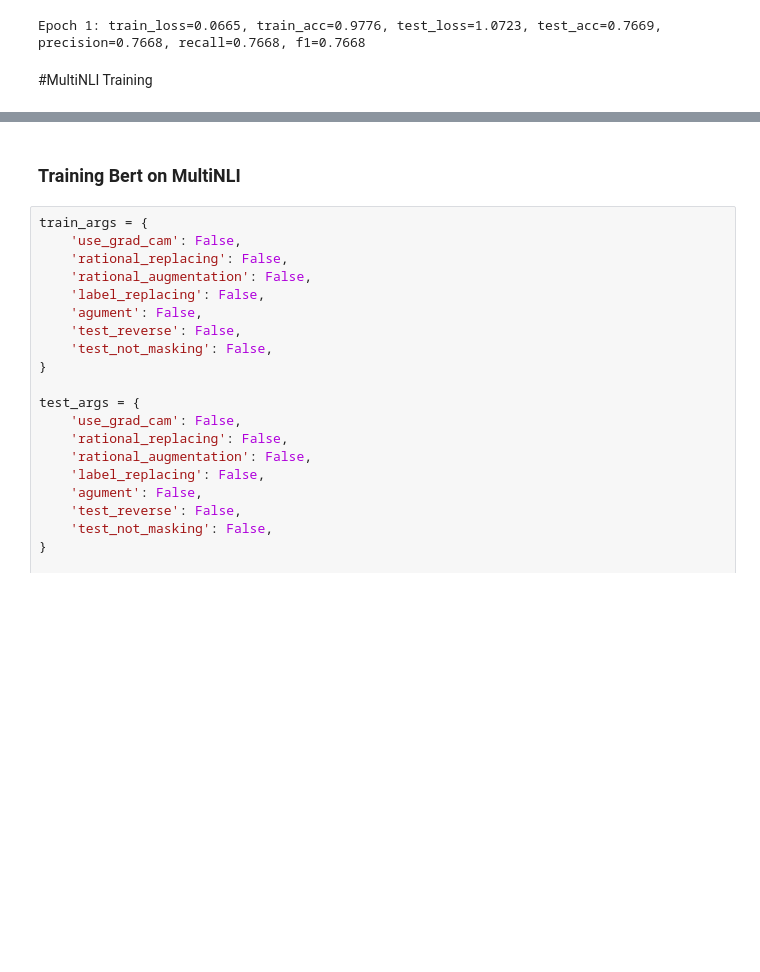
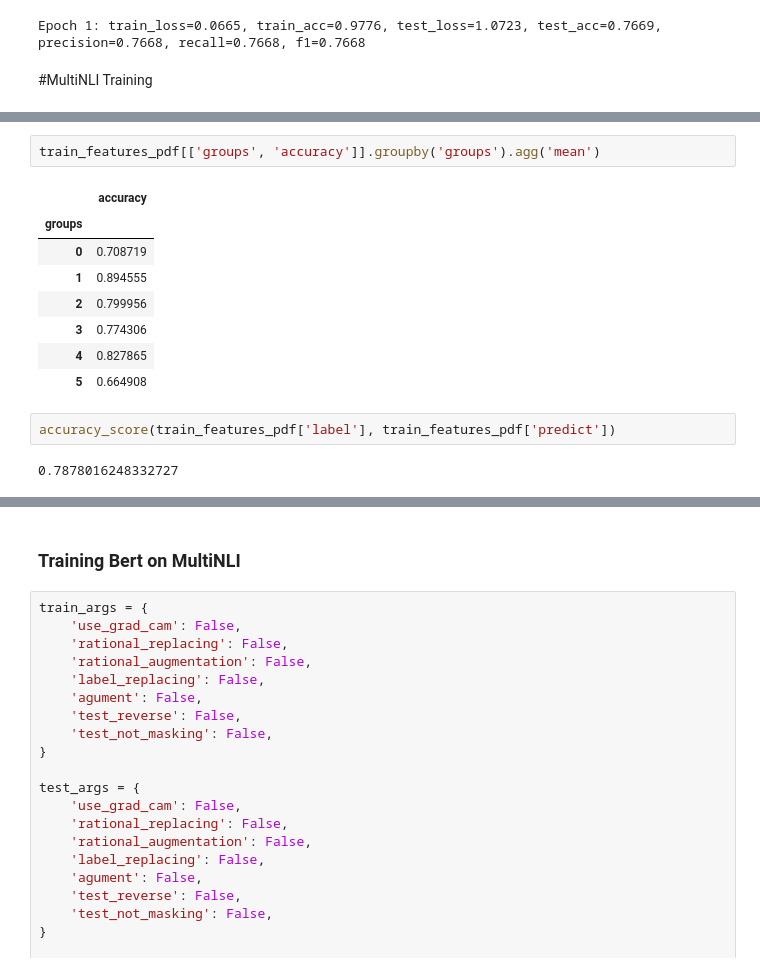
Before and after one commit to hamidrezayaghobi/Learning-How-to-Mask-Text-Input-for-Better-Generalization, a Jupyter notebook: masking_text.ipynb, the cells around one changed output, grey strips where cells are left out. Saved outputs shown, nothing was run; the diff lists cells and outputs as text; blank space fills up the shorter version.

```diff
--- a/masking_text.ipynb
+++ b/masking_text.ipynb
@@ -916,0 +1040,15 @@ Epoch 1: train_loss=0.0665, train_acc=0.9776, test_loss=1.0723, test_acc=0.7669,
+# %%
+train_features_pdf[['groups', 'accuracy']].groupby('groups').agg('mean')
+# %% [output]
+|  | accuracy |
+| groups |  |
+| 0 | 0.708719 |
+| 1 | 0.894555 |
+| 2 | 0.799956 |
+| 3 | 0.774306 |
+| 4 | 0.827865 |
+| 5 | 0.664908 |
+# %%
+accuracy_score(train_features_pdf['label'], train_features_pdf['predict'])
+# %% [output]
+0.7878016248332727
```
Also changed, not shown: parts of 35 cells of this notebook, 9 other files.
